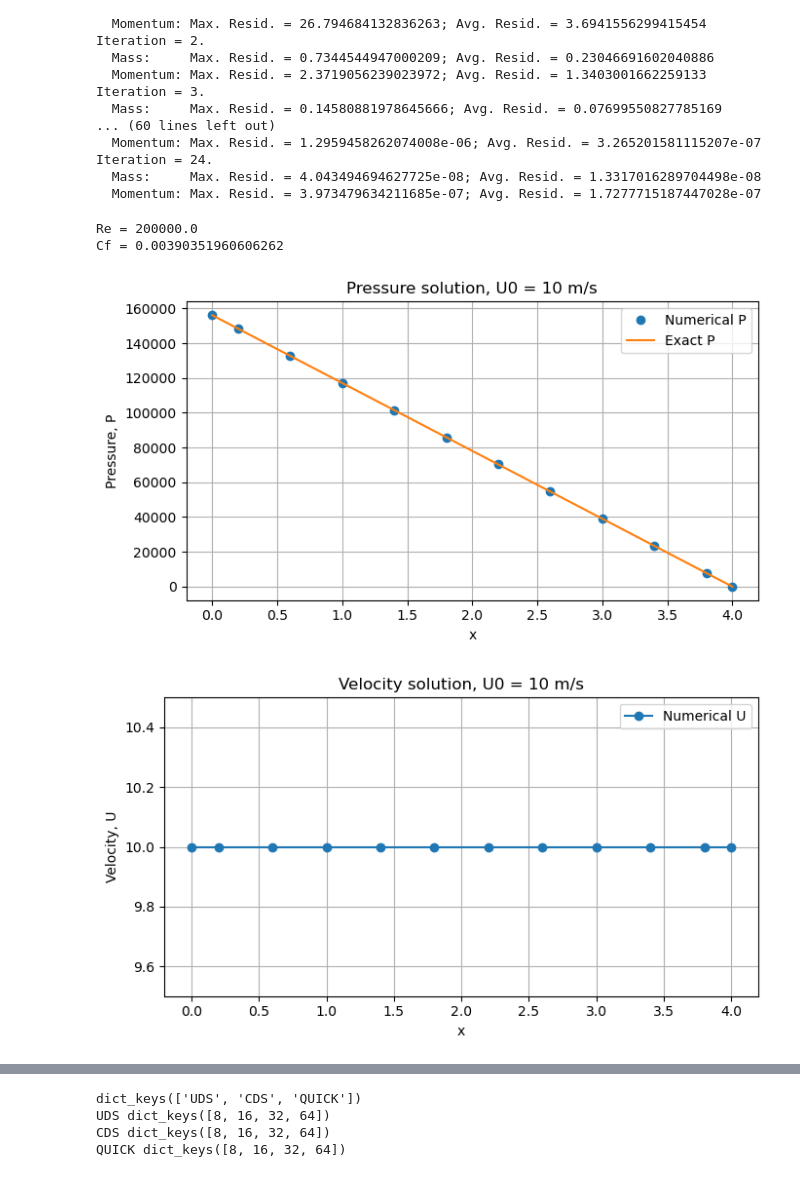
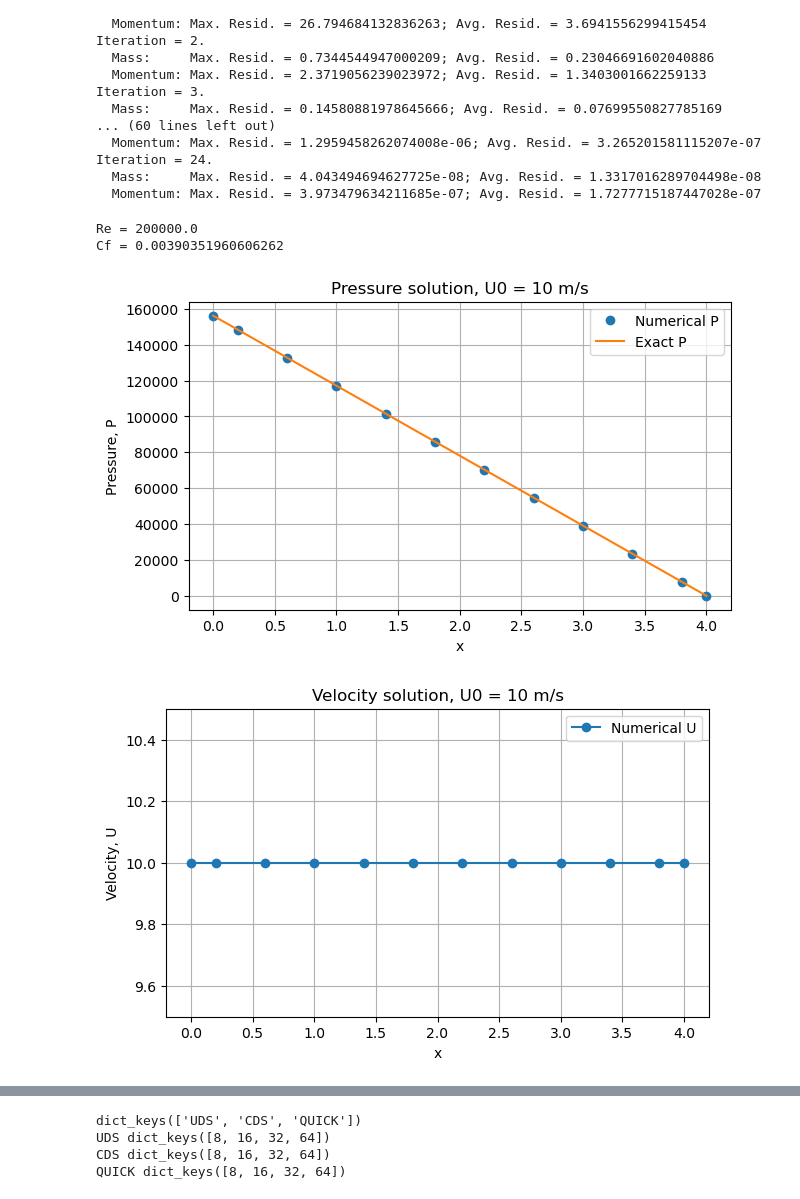
Before and after one commit to Zichen-F/9710_assignments, a Jupyter notebook: Assignment/Assignment4-zfan68.ipynb, the cells around one changed output, grey strips where cells are left out. Drawn from its saved outputs; the diff is of its cells as text; code cells hidden in the pictures.

```diff
--- a/Assignment/Assignment4-zfan68.ipynb
+++ b/Assignment/Assignment4-zfan68.ipynb
@@ -503,7 +503,7 @@ for tStep in range(nTime):
             break
 
         # Solve the sparse matrix system
-        dP, dU = solve_4(PP_coeffs, PU_coeffs, UP_coeffs, UU_coeffs)
+        dP, dU = solve(PP_coeffs, PU_coeffs, UP_coeffs, UU_coeffs)
 
         # Update the solutions
         P[1:-1] += dP
@@ -781,7 +781,7 @@ for tStep in range(nTime):
             break
 
         # Solve the sparse matrix system
-        dP, dU = solve_4(PP_coeffs, PU_coeffs, UP_coeffs, UU_coeffs)
+        dP, dU = solve(PP_coeffs, PU_coeffs, UP_coeffs, UU_coeffs)
 
         # Update the solutions
         P[1:-1] += dP
@@ -828,37 +828,35 @@ P_an, Cf, Re = exact_pressure_wall_shear(
     A,
     Po,
     lx
 )
 
 print("Re =", Re)
 print("Cf =", Cf)
 
 plt.figure(figsize=(7, 4))
 plt.plot(grid.xP, P, "o", label="Numerical P")
 plt.plot(x_an, P_an, "-", label="Exact P")
 plt.xlabel("x")
 plt.ylabel("Pressure, P")
 plt.title(f"Pressure solution, U0 = {U0} m/s")
 plt.grid(True)
 plt.legend()
-plt.tight_layout()
 plt.show()
 
 plt.figure(figsize=(7, 4))
 plt.plot(grid.xP, U, "o-", label="Numerical U")
 plt.xlabel("x")
 plt.ylabel("Velocity, U")
 plt.ylim(9.5, 10.5)
 plt.title(f"Velocity solution, U0 = {U0} m/s")
 plt.grid(True)
 plt.legend()
-plt.tight_layout()
 plt.show()
 # %% [output]
 Re = 200000.0
 Cf = 0.00390351960606262
-[figure, old version]
+[figure, new version]
-[figure, old version]
+[figure, new version]
 # %% [markdown]
 ## Problem 3
 
```
Also changed, not shown: parts of 5 cells of this notebook, 1 other file.
